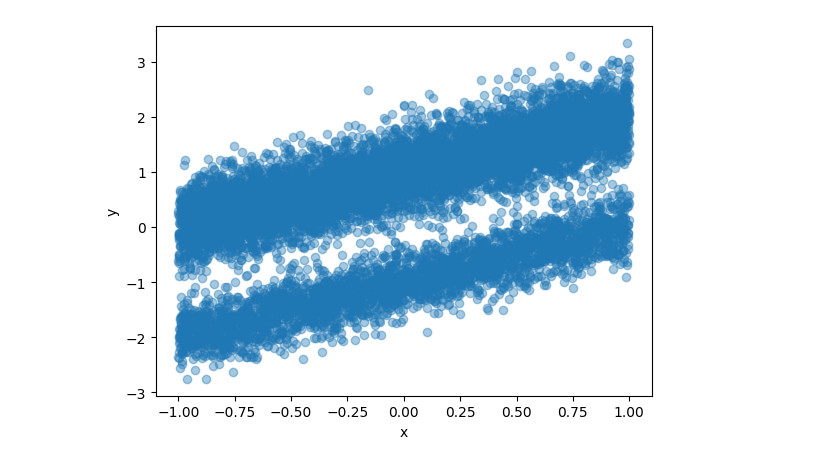
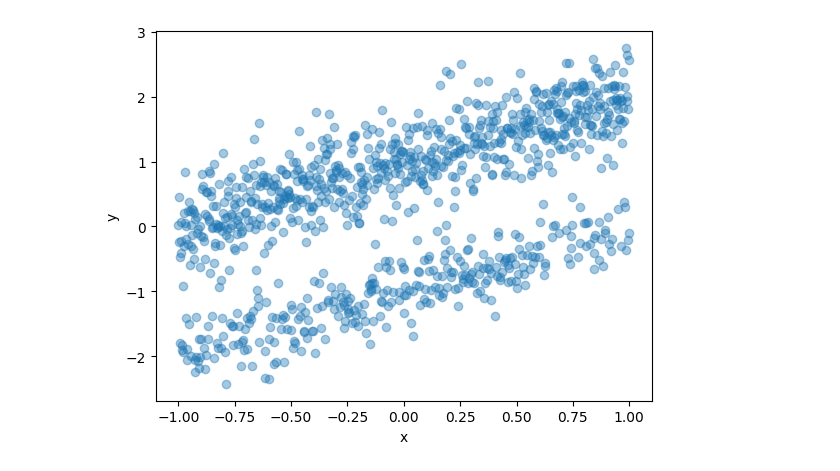
Before and after one commit to kacper-drabicki/redshift, a Jupyter notebook: notebooks/linear_regression_with_2gauss_noise.ipynb, the cells around one changed output. Saved outputs shown, nothing was run; the diff lists cells and outputs as text; code cells hidden in the pictures.

```diff
--- a/notebooks/linear_regression_with_2gauss_noise.ipynb
+++ b/notebooks/linear_regression_with_2gauss_noise.ipynb
@@ -11,23 +11,23 @@ import matplotlib.pyplot as plt
 
 tfd = tfp.distributions
 # %%
-X_train = np.linspace(-1, 1, 10000)[:, np.newaxis]
+X_train = np.linspace(-1, 1, 1000)[:, np.newaxis]
 
-n_samples = 10000
+n_samples = 1000
 
 selectors = np.random.choice([0, 1], size=n_samples, p=[0.3,0.7])
 noise1 = np.random.normal(-1, 0.3, n_samples)
 noise2 = np.random.normal(1, 0.4, n_samples)
 mixture_noise = np.where(selectors == 0, noise1, noise2)
 mixture_noise = mixture_noise[:, np.newaxis]
 y_train = X_train + mixture_noise
 
 plt.scatter(X_train, y_train, alpha=0.4)
 plt.xlabel('x')
 plt.ylabel('y')
 plt.show()
 # %% [output]
-[figure, old version]
+[figure, new version]
 # %%
 negloglik = lambda y, p_y: -p_y.log_prob(y)
 
```
Also changed, not shown: parts of 4 cells of this notebook, 2 other files.
